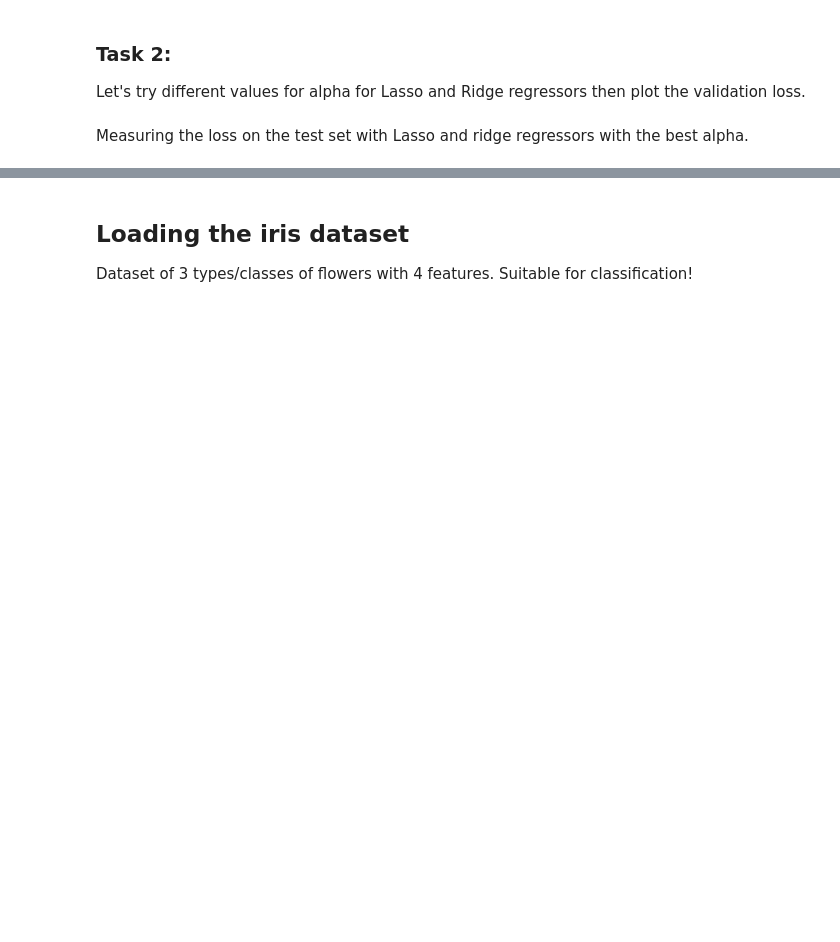
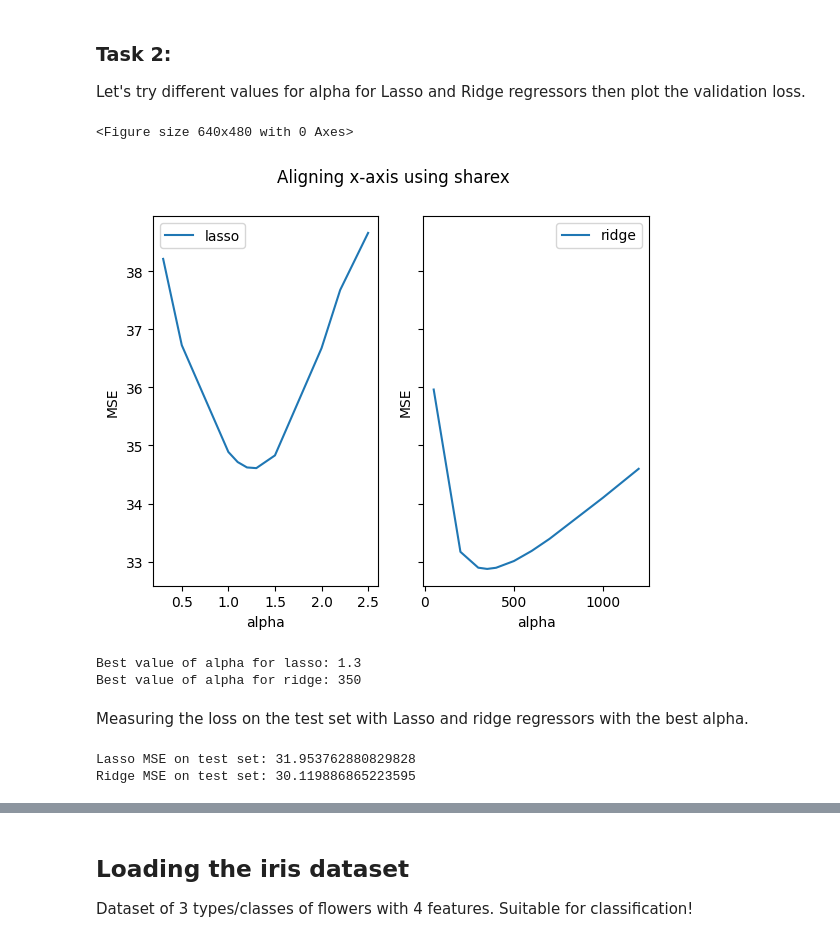
Before and after one commit to mnkhmtv/ML-lab, a Jupyter notebook: Lab 4/Lab-4.ipynb, the cells around one changed output, grey strips where cells are left out. Cells and saved outputs as stored; diff of their text form; code cells hidden in the pictures; blank space fills up the shorter version.

```diff
--- a/Lab 4/Lab-4.ipynb
+++ b/Lab 4/Lab-4.ipynb
@@ -50,8 +56,11 @@ Then print their coefficients and notice the difference.
 from sklearn.linear_model import Lasso, Ridge
 
 # write code here
-lasso = None
-ridge = None
+lasso = Lasso(alpha=1.0)
+ridge = Ridge(alpha=1.0)
+
+lasso.fit(x_train, y_train)
+ridge.fit(x_train, y_train)
 
 print("Lasso Coefficient:", *lasso.coef_, sep='\n\t')
 print("Ridge Coefficient:", *ridge.coef_, sep='\n\t')
@@ -70,44 +97,51 @@ lasso_alphas = [0.3, 0.5, 1, 1.1, 1.2, 1.3, 1.5, 2, 2.2, 2.5]
 ridge_alphas = [50, 200, 300, 350, 400, 500, 600, 700, 1000, 1200]
 lasso_losses = []
 ridge_losses = []
-for i in range(len(lasso_alphas)):
+for i in lasso_alphas:
     # Create a Lasso regressor with the alpha value.
     # Fit it to the training set, then get the prediction of the validation set (x_val).
     # calculate the mean squared error loss, then append it to the losses array
-    lasso = None
+    lasso = Lasso(alpha=i)
+    lasso.fit(x_train, y_train)
 
-    y_pred = None
-    mse = None
+    y_pred = lasso.predict(x_val)
+    mse = mean_squared_error(y_val, y_pred)
     lasso_losses.append(mse)
 
-    ridge = None
+for i in ridge_alphas:
+    ridge = Ridge(alpha=i)
+    ridge.fit(x_train, y_train)
 
-    y_pred = None
-    mse = None
+    y_pred = ridge.predict(x_val)
+    mse = mean_squared_error(y_val, y_pred)
     ridge_losses.append(mse)
 
 plt.suptitle('The effect of changing alpha on MSE for lasso and ridge')
-
 
 
 # plt.figure(figsize=(10, 8))
 fig, (ax1, ax2) = plt.subplots(1,2, sharey=True)
 fig.suptitle('Aligning x-axis using sharex')
 
 ax1.plot(lasso_alphas, lasso_losses, label='lasso')
 ax1.legend()
 ax1.set(xlabel='alpha', ylabel='MSE')
 
 ax2.plot(ridge_alphas, ridge_losses, label='ridge')
 ax2.legend()
 ax2.set(xlabel='alpha', ylabel='MSE')
 
 plt.show()
 
 lasso_best_alpha = lasso_alphas[np.argmin(lasso_losses)]
 ridge_best_alpha = ridge_alphas[np.argmin(ridge_losses)]
 print("Best value of alpha for lasso:", lasso_best_alpha)
 print("Best value of alpha for ridge:", ridge_best_alpha)
+# %% [output]
+<Figure size 640x480 with 0 Axes>
+[figure, added]
+Best value of alpha for lasso: 1.3
+Best value of alpha for ridge: 350
 # %% [markdown]
 Measuring the loss on the test set with Lasso and ridge regressors with the
 best alpha.
@@ -121,6 +155,9 @@ ridge = Ridge(ridge_best_alpha)
 ridge.fit(x_train, y_train)
 y_pred = ridge.predict(x_test)
 print("Ridge MSE on test set:", mean_squared_error(y_test, y_pred))
+# %% [output]
+Lasso MSE on test set: 31.953762880829828
+Ridge MSE on test set: 30.119886865223595
 # %%
 # feature_names =
 
```
Also changed, not shown: parts of 10 cells of this notebook.
